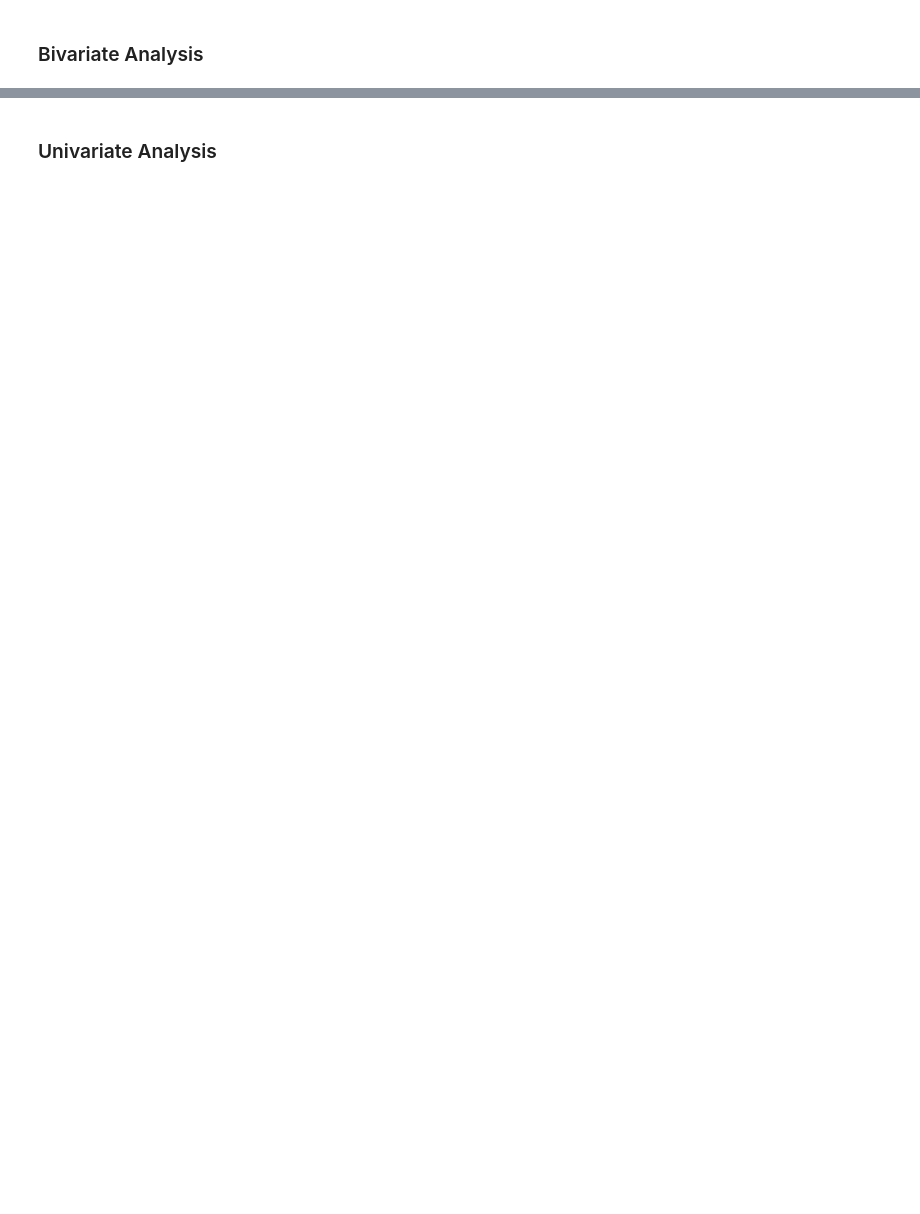
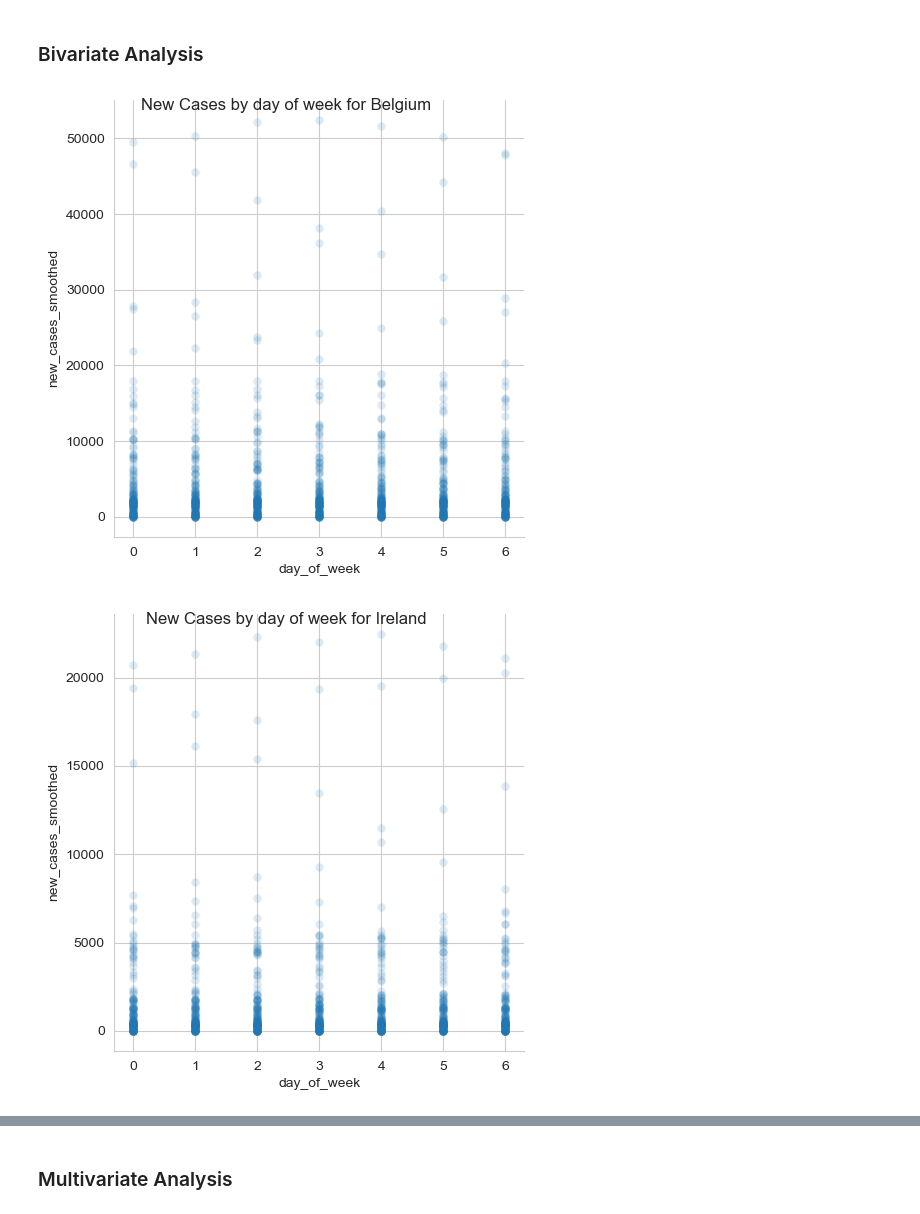
Before and after one commit to FYEH779/Stat-390-Project, a Jupyter notebook: DataPrepTenCountries.ipynb, the cells around one changed output, grey strips where cells are left out. Saved outputs shown, nothing was run; the diff lists cells and outputs as text; code cells hidden in the pictures; blank space fills up the shorter version.

```diff
--- a/DataPrepTenCountries.ipynb
+++ b/DataPrepTenCountries.ipynb
@@ -428,2 +540,17 @@ plt.show()
 # %% [markdown]
 ### Bivariate Analysis
+# %%
+for country in countries:
+    country_data = train[train['location'] == country]
+
+    sns.pairplot(country_data,
+                 x_vars=['day_of_week'],
+                 y_vars='new_cases_smoothed',
+                 height=5,
+                 plot_kws={'alpha': 0.15, 'linewidth': 0})
+
+    plt.suptitle(f'New Cases by day of week for {country}')
+    plt.show()
+# %% [output]
+[figure, added]
+[figure, added]
@@ -430,2 +565,2 @@ plt.show()
 # %% [markdown]
-### Univariate Analysis
+### Multivariate Analysis
```
Also changed, not shown: parts of 20 cells of this notebook.
